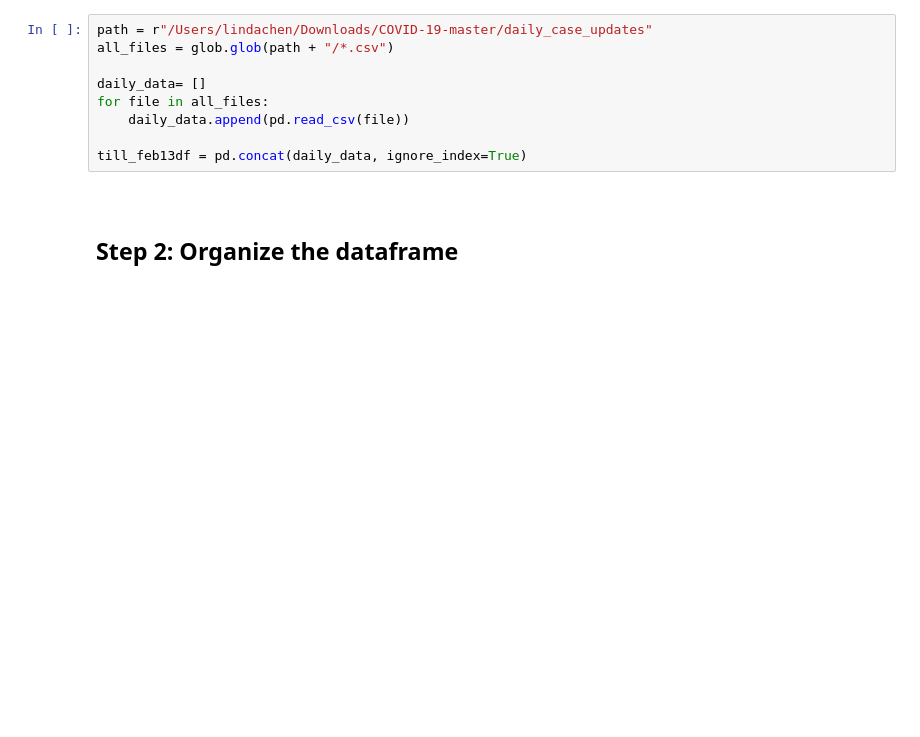
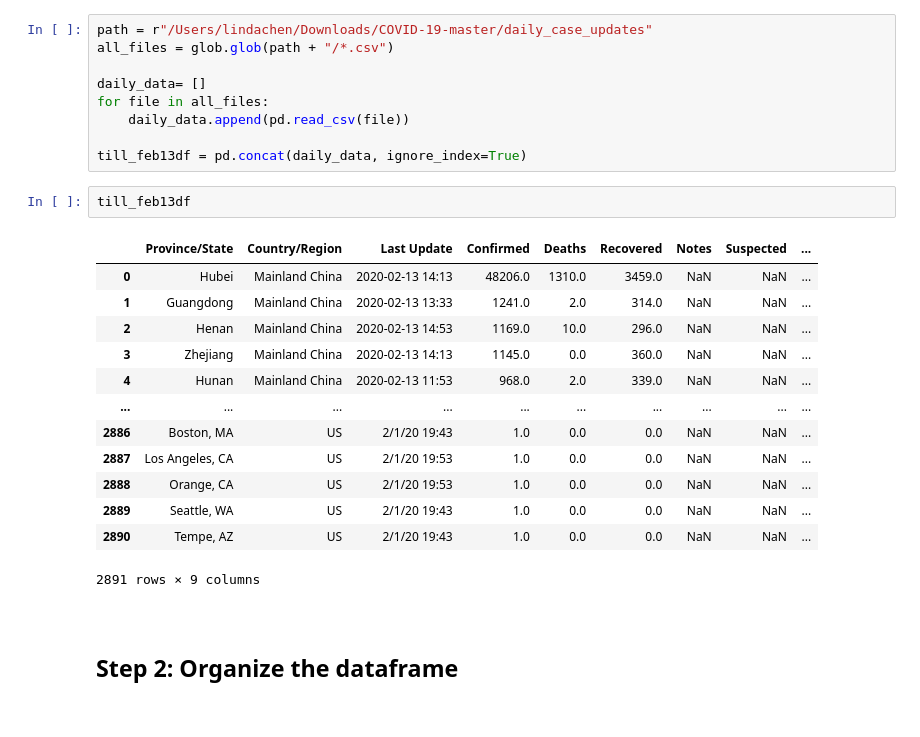
Before and after one commit to wchen928/COVID-19, a Jupyter notebook: COVID_analysis.ipynb, the cells around one changed output. Cells and saved outputs as stored; diff of their text form; blank space fills up the shorter version.

```diff
--- a/COVID_analysis.ipynb
+++ b/COVID_analysis.ipynb
@@ -19,6 +19,22 @@ for file in all_files:
     daily_data.append(pd.read_csv(file))
 
 till_feb13df = pd.concat(daily_data, ignore_index=True)
+# %%
+till_feb13df
+# %% [output]
+|  | Province/State | Country/Region | Last Update | Confirmed | Deaths | Recovered | Notes | Suspected | ... |
+| 0 | Hubei | Mainland China | 2020-02-13 14:13 | 48206.0 | 1310.0 | 3459.0 | NaN | NaN | ... |
+| 1 | Guangdong | Mainland China | 2020-02-13 13:33 | 1241.0 | 2.0 | 314.0 | NaN | NaN | ... |
+| 2 | Henan | Mainland China | 2020-02-13 14:53 | 1169.0 | 10.0 | 296.0 | NaN | NaN | ... |
+| 3 | Zhejiang | Mainland China | 2020-02-13 14:13 | 1145.0 | 0.0 | 360.0 | NaN | NaN | ... |
+| 4 | Hunan | Mainland China | 2020-02-13 11:53 | 968.0 | 2.0 | 339.0 | NaN | NaN | ... |
+| ... | ... | ... | ... | ... | ... | ... | ... | ... | ... |
+| 2886 | Boston, MA | US | 2/1/20 19:43 | 1.0 | 0.0 | 0.0 | NaN | NaN | ... |
+| 2887 | Los Angeles, CA | US | 2/1/20 19:53 | 1.0 | 0.0 | 0.0 | NaN | NaN | ... |
+| 2888 | Orange, CA | US | 2/1/20 19:53 | 1.0 | 0.0 | 0.0 | NaN | NaN | ... |
+| 2889 | Seattle, WA | US | 2/1/20 19:43 | 1.0 | 0.0 | 0.0 | NaN | NaN | ... |
+| 2890 | Tempe, AZ | US | 2/1/20 19:43 | 1.0 | 0.0 | 0.0 | NaN | NaN | ... |
+2891 rows × 9 columns
 # %% [markdown]
 <br>
 
```
Also changed, not shown: parts of 20 cells of this notebook, 1 other file.
